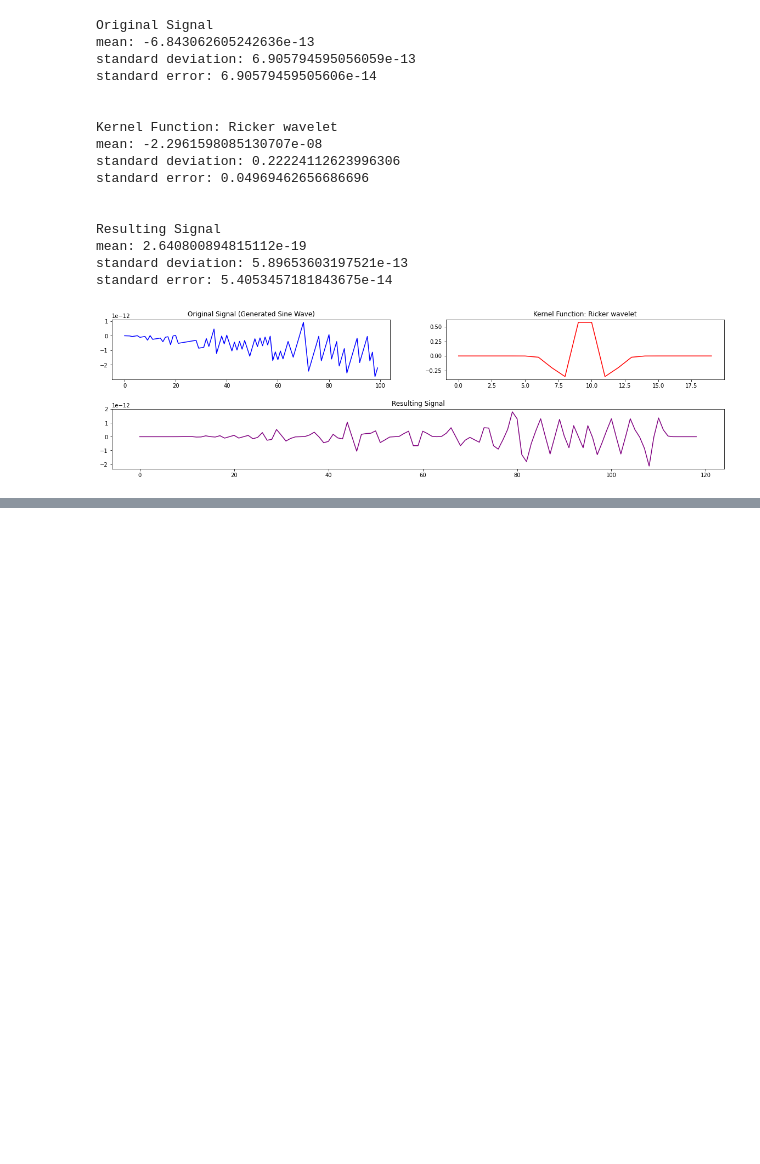
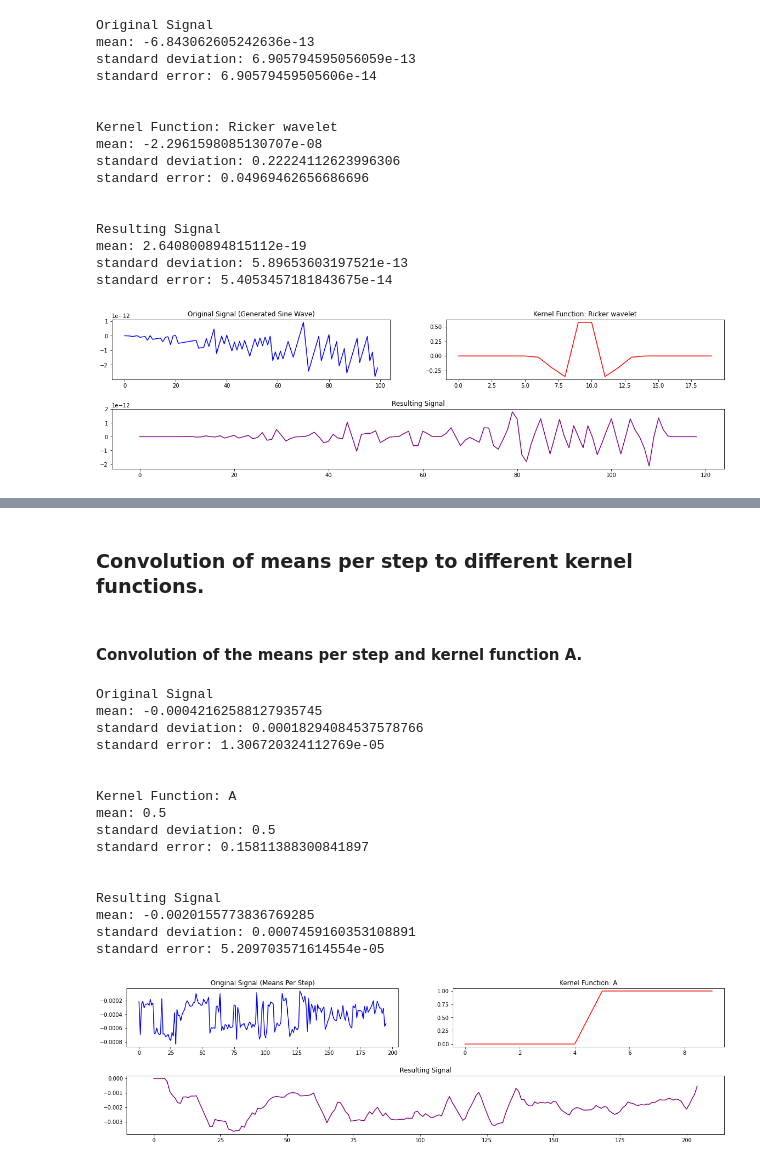
Before and after one commit to paucabral/dsp-activities, a Jupyter notebook: Activity 4 - Fundamental Convolution Application.ipynb, the cells around one changed output, grey strips where cells are left out. Drawn from its saved outputs; the diff is of its cells as text; code cells hidden in the pictures; blank space fills up the shorter version.

Commit message:
Added application of kernel functions from activity1 summariies

```diff
--- a/Activity 4 - Fundamental Convolution Application.ipynb
+++ b/Activity 4 - Fundamental Convolution Application.ipynb
@@ -402,0 +407,4 @@ standard error: 5.4053457181843675e-14
+# %%
+FILEPATH = './dataset/original_summary.csv' # File path of the analysis summaries from Activity 1.
+analysis_df = pd.read_csv(FILEPATH) # Load the .csv file into a data frame.
+analysis_df # Preview the data frame.
@@ -402,0 +427,4 @@ standard error: 5.4053457181843675e-14
+# %%
+analysis_df_mean = analysis_df["Mean"] # Extract the mean column.
+means_per_step = np.array(list(analysis_df_mean)) # Convert the column into a numpy array.
+means_per_step # Preview the array.
@@ -402,0 +497,24 @@ standard error: 5.4053457181843675e-14
+# %% [markdown]
+### Convolution of means per step to different kernel functions.
+# %% [markdown]
+#### Convolution of the means per step and kernel function A.
+# %%
+ma = convolveSignals(original_signal=means_per_step, original_signal_label="Means Per Step", kernel_function=A, kernel_label="A")
+# %% [output]
+Original Signal
+mean: -0.00042162588127935745
+standard deviation: 0.00018294084537578766
+standard error: 1.306720324112769e-05
+
+
+Kernel Function: A
+mean: 0.5
+standard deviation: 0.5
+standard error: 0.15811388300841897
+
+
+Resulting Signal
+mean: -0.0020155773836769285
+standard deviation: 0.0007459160353108891
+standard error: 5.209703571614554e-05
+[figure, added]
```
Also changed, not shown: parts of 70 cells of this notebook, 1 other file.
